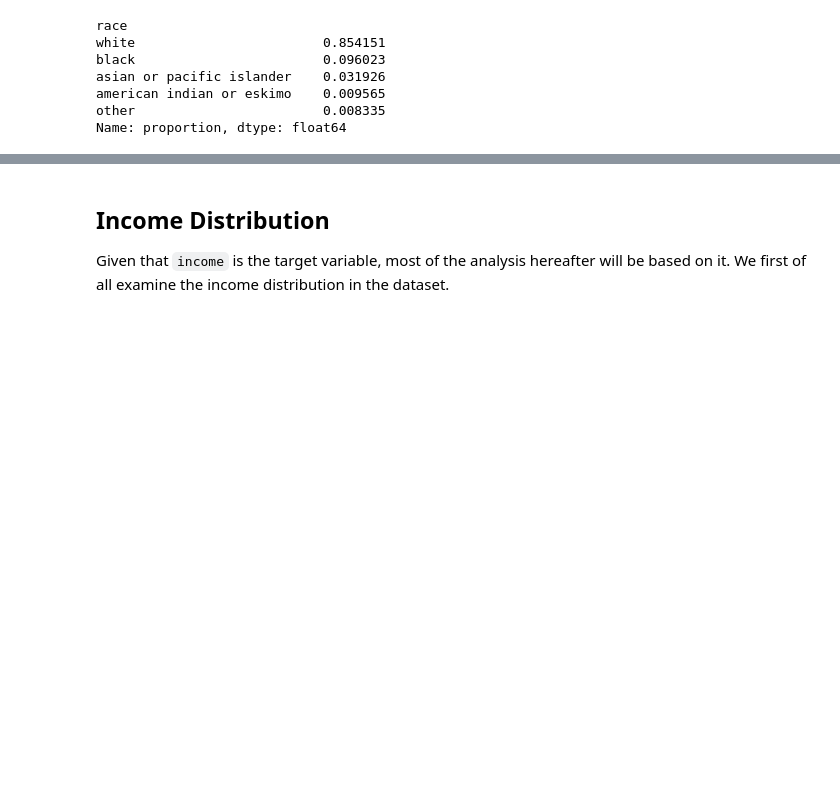
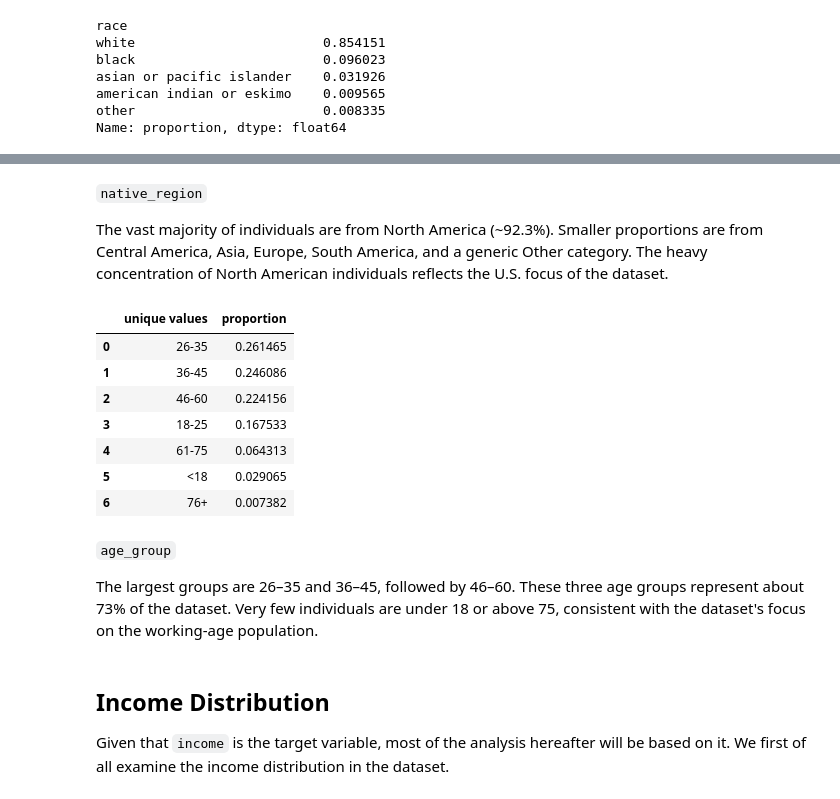
Before and after one commit to NIWENSHUTI/Adult_Income, a Jupyter notebook: notebooks/data_analysis.ipynb, the cells around one changed output, grey strips where cells are left out. Cells and saved outputs as stored; diff of their text form; code cells hidden in the pictures; blank space fills up the shorter version.

```diff
--- a/notebooks/data_analysis.ipynb
+++ b/notebooks/data_analysis.ipynb
@@ -229,3 +245,23 @@ The largest groups are 26–35 and 36–45, followed by 46–60. These three age
+# %% [markdown]
+`native_region`
+
+The vast majority of individuals are from North America (~92.3%). Smaller proportions are from Central America, Asia, Europe, South America, and a generic Other category. The heavy concentration of North American individuals reflects the U.S. focus of the dataset.
+# %%
+adult_df['age_group'].value_counts(normalize=True).rename_axis('unique values').reset_index(name='proportion')
+# %% [output]
+|  | unique values | proportion |
+| 0 | 26-35 | 0.261465 |
+| 1 | 36-45 | 0.246086 |
+| 2 | 46-60 | 0.224156 |
+| 3 | 18-25 | 0.167533 |
+| 4 | 61-75 | 0.064313 |
+| 5 | <18 | 0.029065 |
+| 6 | 76+ | 0.007382 |
+# %% [markdown]
+
+`age_group`
+
+The largest groups are 26–35 and 36–45, followed by 46–60. These three age groups represent about 73% of the dataset. Very few individuals are under 18 or above 75, consistent with the dataset's focus on the working-age population.
 # %% [markdown]
 ## Income Distribution
 Given that `income` is the target variable, most of the analysis hereafter will be based on it. We first of all examine the income distribution in the dataset.
```
Also changed, not shown: parts of 19 cells of this notebook, 19 other files.
